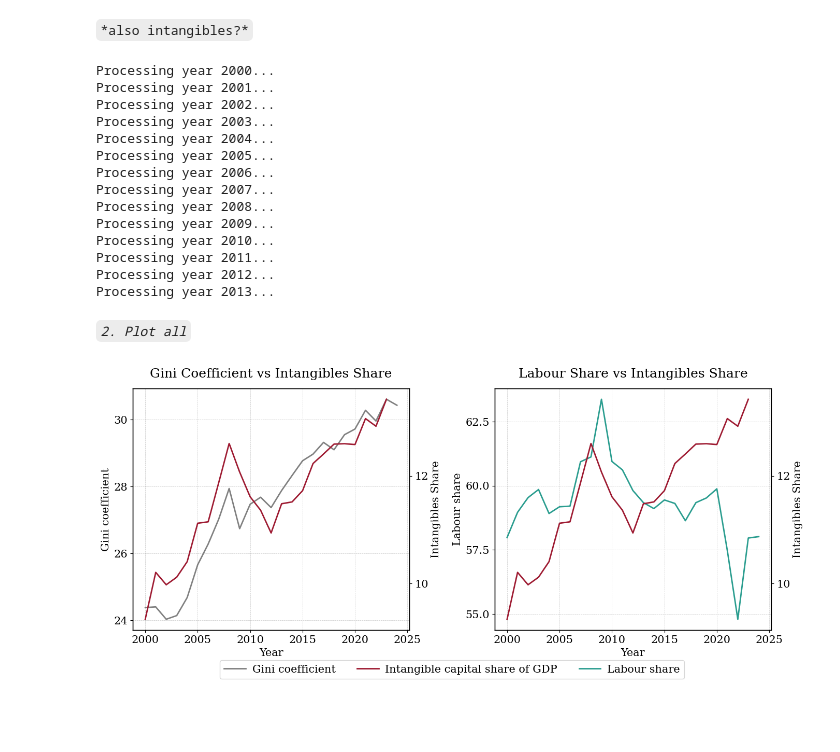
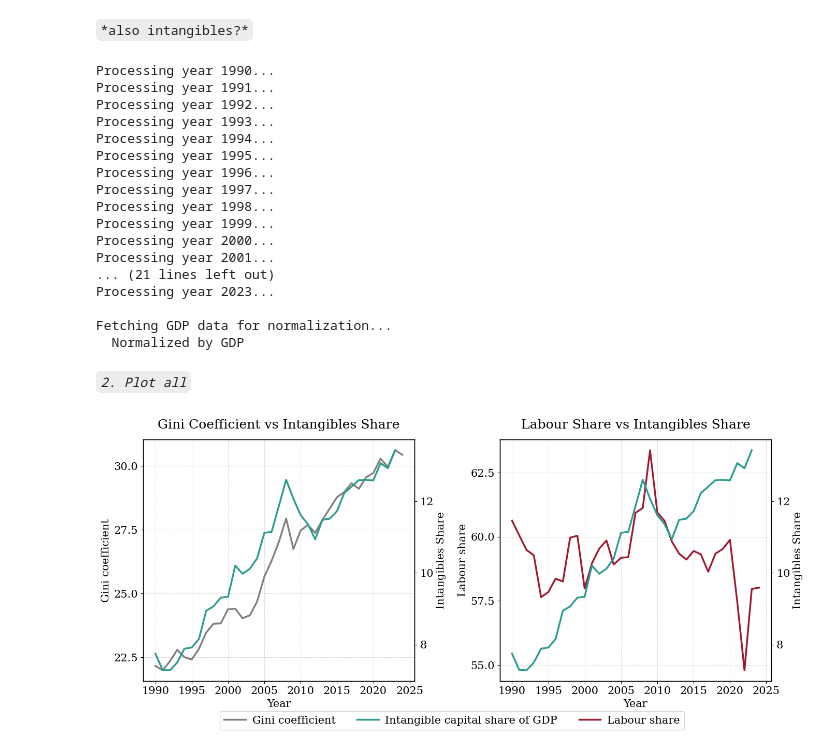
Before and after one commit to cfn368/ba_capinc, a Jupyter notebook: 6_ineq_meas.ipynb, the cells around one changed output. Saved outputs shown, nothing was run; the diff lists cells and outputs as text; code cells hidden in the pictures; blank space fills up the shorter version.

```diff
--- a/6_ineq_meas.ipynb
+++ b/6_ineq_meas.ipynb
@@ -50,35 +50,38 @@ df_ls = df_ls.rename(columns={
 
 # 2.3 compute labor share by industry
 df_ls['labor_share'] = df_ls['e_comp'] / df_ls['GVA'] * 100
-df_ls = df_ls[df_ls['TID'] >= 2000]
+df_ls = df_ls[df_ls['TID'] >= 1990]
 
 
 # 3. Gini, fix comma to dot
 gini = pd.read_csv('0_raw_data/IFOR41.csv', sep=';', decimal=',')
-gini = gini[gini['TID'] >= 2000]
+gini = gini[gini['TID'] >= 1990]
 # %% [markdown]
 `*also intangibles?*`
 # %%
-years = range(2000, 2024)
+years = range(1990, 2024)
 investment_timeseries = il.compute_investment_timeseries(
     years=years,
     normalize_by_gdp=True
 )
 # %% [output]
+Processing year 1990...
+Processing year 1991...
+Processing year 1992...
+Processing year 1993...
+Processing year 1994...
+Processing year 1995...
+Processing year 1996...
+Processing year 1997...
+Processing year 1998...
+Processing year 1999...
 Processing year 2000...
 Processing year 2001...
-Processing year 2002...
-Processing year 2003...
-Processing year 2004...
-Processing year 2005...
-Processing year 2006...
-Processing year 2007...
-Processing year 2008...
-Processing year 2009...
-Processing year 2010...
-Processing year 2011...
-Processing year 2012...
-Processing year 2013...
+... (21 lines left out)
+Processing year 2023...
+
+Fetching GDP data for normalization...
+  Normalized by GDP
 # %% [markdown]
 *`2. Plot all`*
 # %%
@@ -86,11 +89,11 @@ fig, (ax1, ax2) = plt.subplots(1, 2, figsize=(14, 6))
 
 # Left panel - Gini vs CIT
 ax1_twin = ax1.twinx()
-line1 = ax1.plot(gini.TID, gini.INDHOLD, label='Gini coefficient', linewidth=2, color='gray')
+line1 = ax1.plot(gini.TID, gini.INDHOLD, label='Gini coefficient', linewidth=2.5, color='gray')
 line2 = ax1_twin.plot(
     investment_timeseries.index,
     investment_timeseries.intangible,
-    label='Intangible capital share of GDP', linewidth=2, color='#9E1B32')
+    label='Intangible capital share of GDP', linewidth=2.5, color='#2A9D8F')
 
 ax1.set_xlabel("Year")
 ax1.set_ylabel("Gini coefficient")
@@ -99,33 +102,33 @@ ax1.set_title("Gini Coefficient vs Intangibles Share", pad=15)
 ax1.grid(True, which="both", linestyle="--", alpha=0.7, linewidth=0.5)
 ax1.locator_params(axis='y', nbins=4)
 ax1_twin.locator_params(axis='y', nbins=4)
 
 # Right panel - Labour share vs CIT
 ax2_twin = ax2.twinx()
-line3 = ax2.plot(df_ls.TID, df_ls.labor_share, label='Labour share', linewidth=2, color='#2A9D8F')
+line3 = ax2.plot(df_ls.TID, df_ls.labor_share, label='Labour share', linewidth=2.5, color='#9E1B32')
 line4 = ax2_twin.plot(
     investment_timeseries.index,
     investment_timeseries.intangible,
-    label='CIT', linewidth=2, color='#9E1B32')
+    label='CIT', linewidth=2.5, color='#2A9D8F')
 
 ax2.set_xlabel("Year")
 ax2.set_ylabel("Labour share")
 ax2_twin.set_ylabel("Intangibles Share")
 ax2.set_title("Labour Share vs Intangibles Share", pad=15)
 ax2.grid(True, which="both", linestyle="--", alpha=0.7, linewidth=0.5)
 ax2.locator_params(axis='y', nbins=4)
 ax2_twin.locator_params(axis='y', nbins=4)
 
 # Collect all lines and labels
 lines = line1 + line2 + line3
 labels = [l.get_label() for l in lines]
 
 # Create single legend below subplots
 fig.legend(lines, labels, loc='lower center', ncol=3, frameon=True, bbox_to_anchor=(0.5, -0.05))
 
 plt.tight_layout()
 plt.subplots_adjust(bottom=0.12)
 plt.savefig('0_output/correlation_arg.png')
 plt.show()
 # %% [output]
-[figure, old version]
+[figure, new version]
```
Also changed, not shown: 11 other files.
